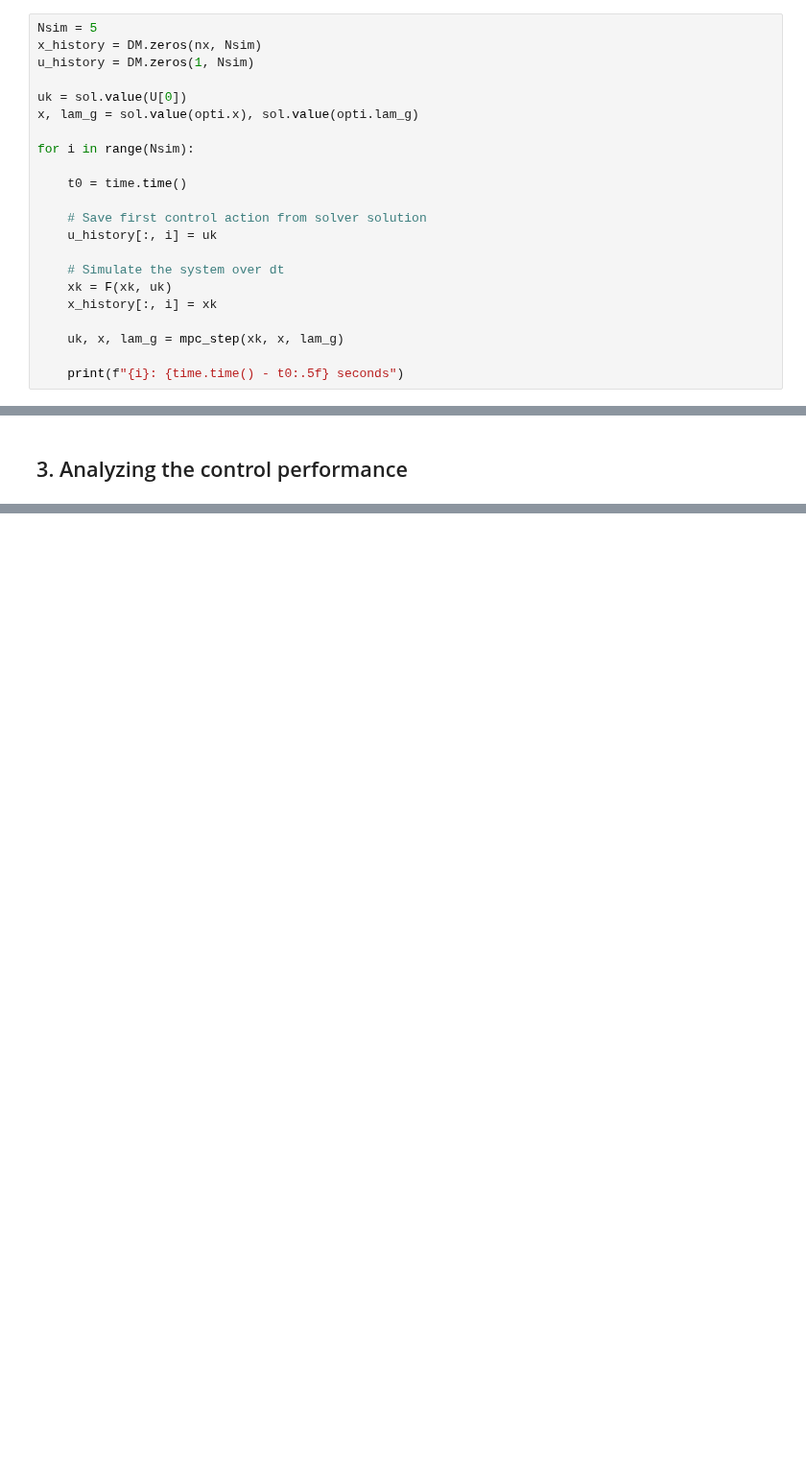
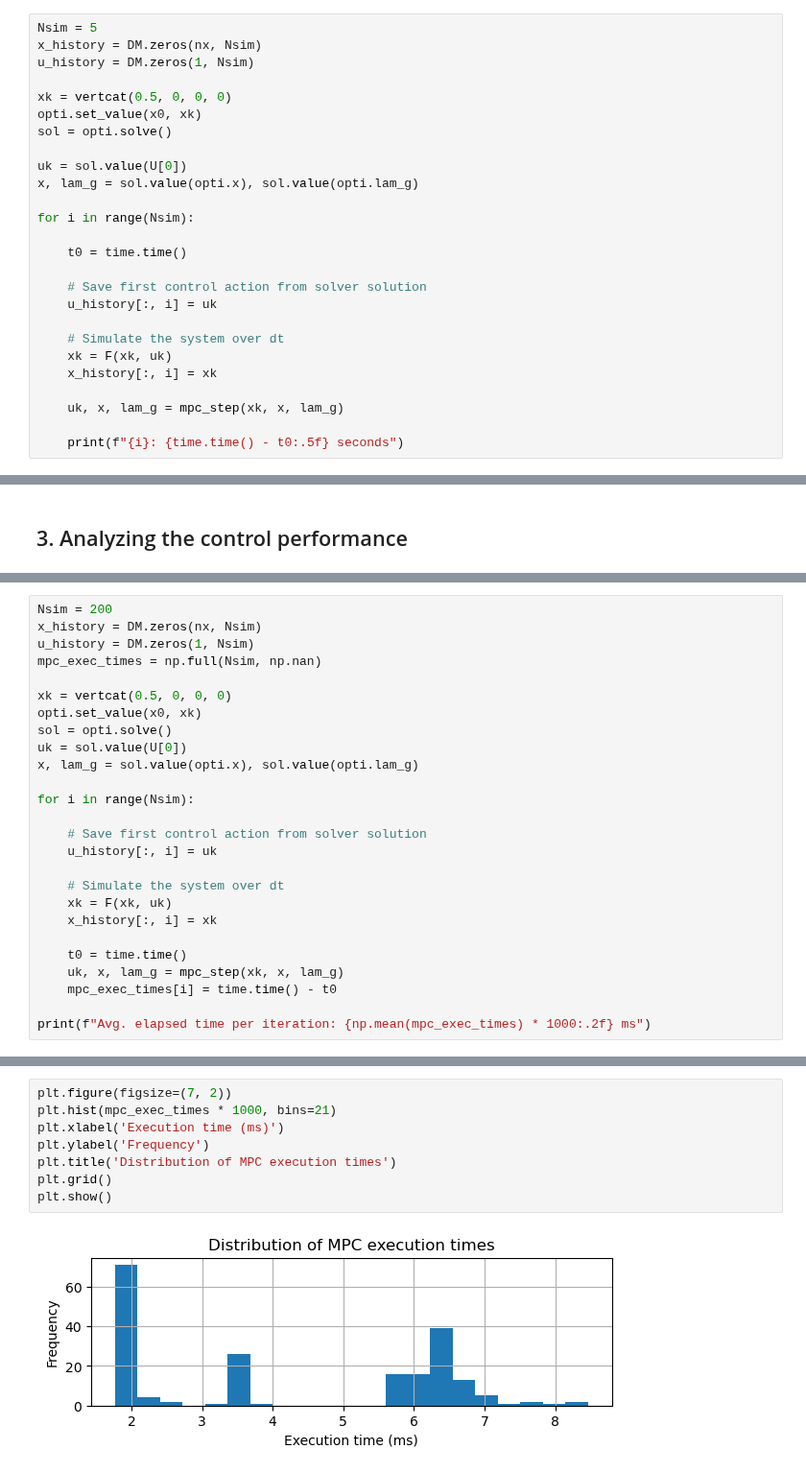
Before and after one commit to billtubbs/casadi-examples, a Jupyter notebook: 8-MPC-exercise.ipynb, the cells around one changed output, grey strips where cells are left out. Shown at 96% size. Cells and saved outputs as stored; diff of their text form; blank space fills up the shorter version.

```diff
--- a/8-MPC-exercise.ipynb
+++ b/8-MPC-exercise.ipynb
@@ -833,6 +833,10 @@ Function(mpc_step:(x0[4],x[804],lam_g[969])->(U[0],x[804],lam_g[969]) MXFunction
 Nsim = 5
 x_history = DM.zeros(nx, Nsim)
 u_history = DM.zeros(1, Nsim)
+
+xk = vertcat(0.5, 0, 0, 0)
+opti.set_value(x0, xk)
+sol = opti.solve()
 
 uk = sol.value(U[0])
 x, lam_g = sol.value(opti.x), sol.value(opti.lam_g)
@@ -863,0 +870,26 @@ Each MPC iteration takes about 0.008 seconds
+# %%
+Nsim = 200
+x_history = DM.zeros(nx, Nsim)
+u_history = DM.zeros(1, Nsim)
+mpc_exec_times = np.full(Nsim, np.nan)
+
+xk = vertcat(0.5, 0, 0, 0)
+opti.set_value(x0, xk)
+sol = opti.solve()
+uk = sol.value(U[0])
+x, lam_g = sol.value(opti.x), sol.value(opti.lam_g)
+
+for i in range(Nsim):
+
+    # Save first control action from solver solution
+    u_history[:, i] = uk
+
+    # Simulate the system over dt
+    xk = F(xk, uk)
+    x_history[:, i] = xk
+
+    t0 = time.time()
+    uk, x, lam_g = mpc_step(xk, x, lam_g)
+    mpc_exec_times[i] = time.time() - t0
+
+print(f"Avg. elapsed time per iteration: {np.mean(mpc_exec_times) * 1000:.2f} ms")
@@ -863,0 +898,10 @@ Each MPC iteration takes about 0.008 seconds
+# %%
+plt.figure(figsize=(7, 2))
+plt.hist(mpc_exec_times * 1000, bins=21)
+plt.xlabel('Execution time (ms)')
+plt.ylabel('Frequency')
+plt.title('Distribution of MPC execution times')
+plt.grid()
+plt.show()
+# %% [output]
+[figure, added]
```
Also changed, not shown: parts of 30 cells of this notebook.
